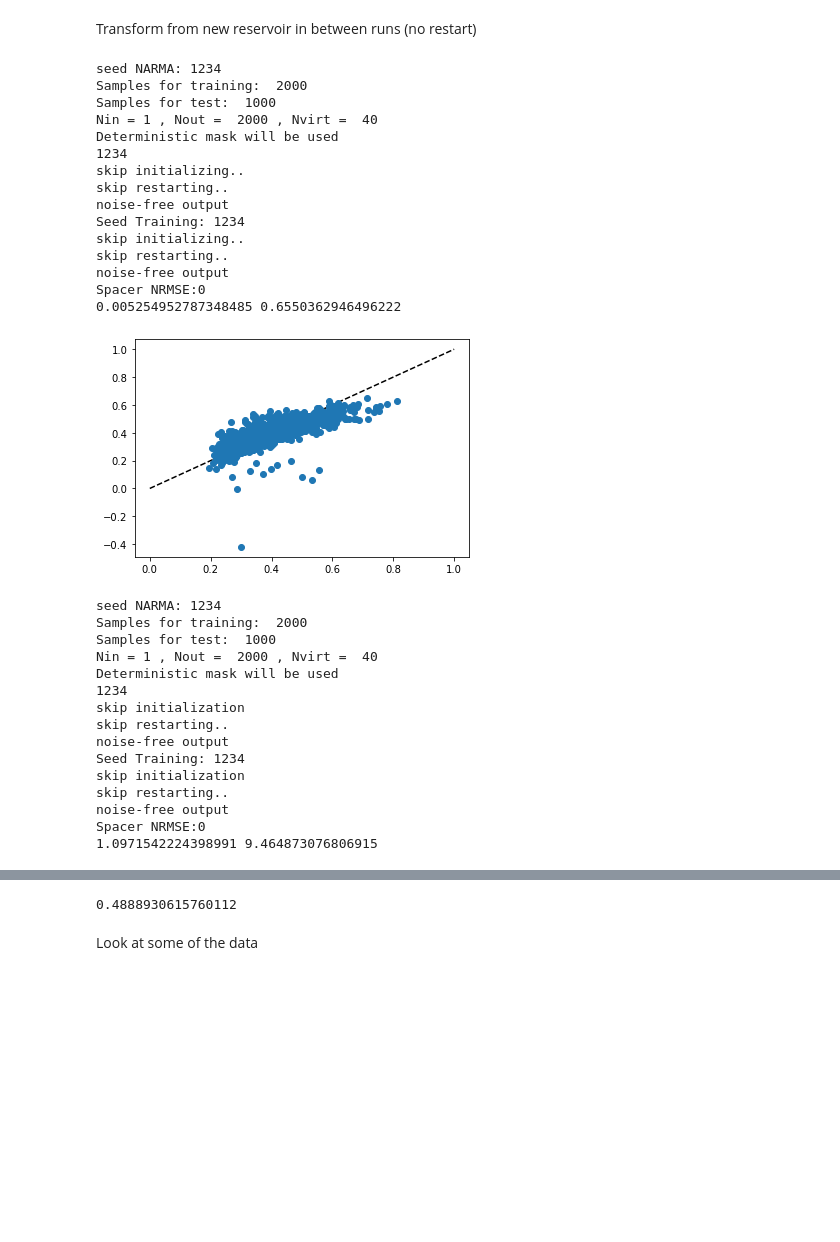
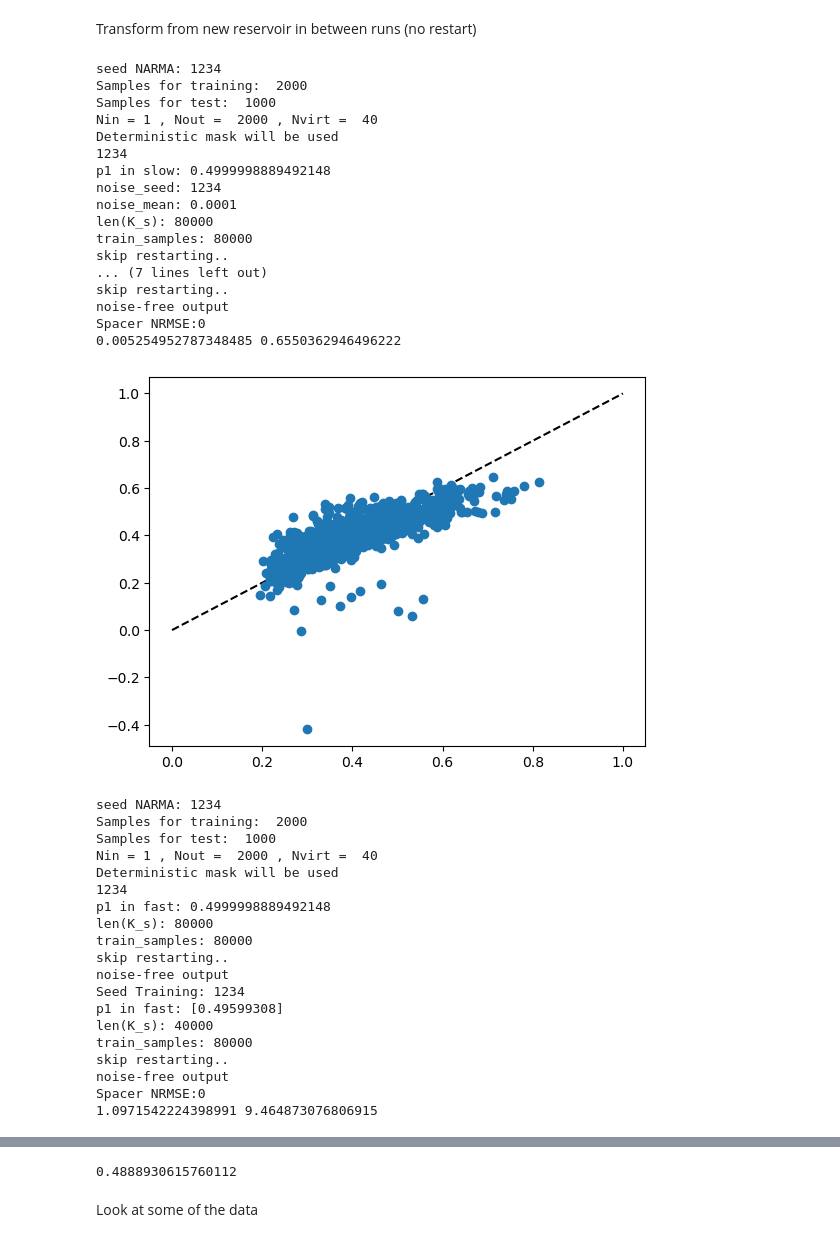
Before and after one commit to spintronic-computing-group/spnc, a Jupyter notebook: Cross-check.ipynb, the cells around one changed output, grey strips where cells are left out. Cells and saved outputs as stored; diff of their text form; code cells hidden in the pictures; blank space fills up the shorter version.

Commit message:
consider the co-regulation of primep1 and restart

```diff
--- a/Cross-check.ipynb
+++ b/Cross-check.ipynb
@@ -41,16 +41,18 @@ beta_prime = 10
 # Params
 params = {
     'theta':1/3,
-    'gamma':0.25,
+    'gamma':.25,
     'delay_feedback':0,
     'Nvirt':Nvirt,
     'noise_enable': 'None',
-    'noise_std':0.0001,
-    'train_sample': Ntrain,
-    'test_sample': Ntest
+    'noise_seed': 1234,
+    'noise_mean':0.0001,
+    'noise_std':0.00013,
+    'train_sample': Ntrain*Nvirt,
+    'test_sample': Ntest*Nvirt
 }
 # %%
-spn = spnc_anisotropy(h, theta_H, k_s_0, phi, beta_prime, Primep1=False,p1=None,initialize = False,restart = False,)
+spn = spnc_anisotropy(h, theta_H, k_s_0, phi, beta_prime,restart = False,Primep1=None)
 transforms = spn.gen_signal_slow_delayed_feedback
 transformf = spn.gen_signal_fast_delayed_feedback
 # %%
@@ -116,61 +120,69 @@ beta_prime = 10
 # Params
 params = {
     'theta':1/3,
-    'gamma':0.25,
+    'gamma':.25,
     'delay_feedback':0,
     'Nvirt':Nvirt,
     'noise_enable': 'None',
-    'noise_std':0.0001,
-    'train_sample': Ntrain,
-    'test_sample': Ntest
+    'noise_seed': 1234,
+    'noise_mean':0.0001,
+    'noise_std':0.00013,
+    'train_sample': Ntrain*Nvirt,
+    'test_sample': Ntest*Nvirt
 }
 
 
-spn = spnc_anisotropy(h, theta_H, k_s_0, phi, beta_prime,Primep1=False,p1=None,initialize = False,restart = False)
+spn = spnc_anisotropy(h, theta_H, k_s_0, phi, beta_prime,restart = False,Primep1=None)
 transforms = spn.gen_signal_slow_delayed_feedback
 
 # run
 (y_test_s,y_pred_s) = ml.spnc_narma10(Ntrain,Ntest,Nvirt,m0,bias,transforms,params,seed_NARMA=1234,fixed_mask=True,return_outputs=True)
 
 spac = 50
 NRMSE_list(y_test_f[spac:],y_pred_f[spac:])
 
-spn = spnc_anisotropy(h, theta_H, k_s_0, phi, beta_prime,Primep1=False,p1=None,initialize = False,restart = False)
+spn = spnc_anisotropy(h, theta_H, k_s_0, phi, beta_prime,restart = False,Primep1=None)
 transformf = spn.gen_signal_fast_delayed_feedback
 
 # run
 (y_test_f,y_pred_f) = ml.spnc_narma10(Ntrain,Ntest,Nvirt,m0,bias,transformf,params,seed_NARMA=1234,fixed_mask=True,return_outputs=True)
 
 spac = 50
 NRMSE_list(y_test_f[spac:],y_pred_f[spac:])
 # %% [output]
 seed NARMA: 1234
 Samples for training:  2000
 Samples for test:  1000
 Nin = 1 , Nout =  2000 , Nvirt =  40
 Deterministic mask will be used
 1234
-skip initializing..
+p1 in slow: 0.4999998889492148
+noise_seed: 1234
+noise_mean: 0.0001
+len(K_s): 80000
+train_samples: 80000
 skip restarting..
-noise-free output
-Seed Training: 1234
-skip initializing..
+... (7 lines left out)
 skip restarting..
 noise-free output
 Spacer NRMSE:0
 0.005254952787348485 0.6550362946496222
-[figure, old version]
+[figure, new version]
 seed NARMA: 1234
 Samples for training:  2000
 Samples for test:  1000
 Nin = 1 , Nout =  2000 , Nvirt =  40
 Deterministic mask will be used
 1234
-skip initialization
+p1 in fast: 0.4999998889492148
+len(K_s): 80000
+train_samples: 80000
 skip restarting..
 noise-free output
 Seed Training: 1234
-skip initialization
+p1 in fast: [0.49599308]
+len(K_s): 40000
+train_samples: 80000
 skip restarting..
 noise-free output
 Spacer NRMSE:0
```
Also changed, not shown: parts of 20 cells of this notebook.
